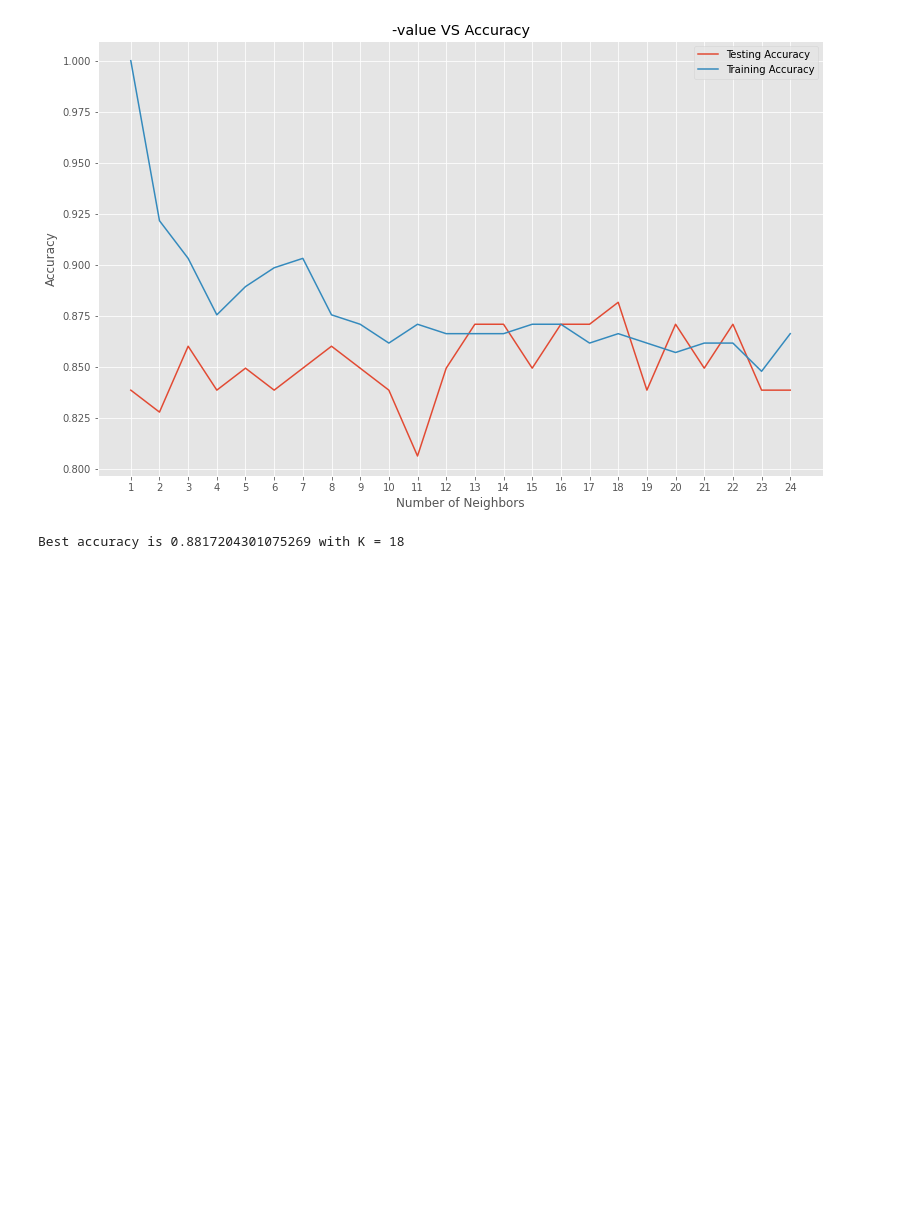
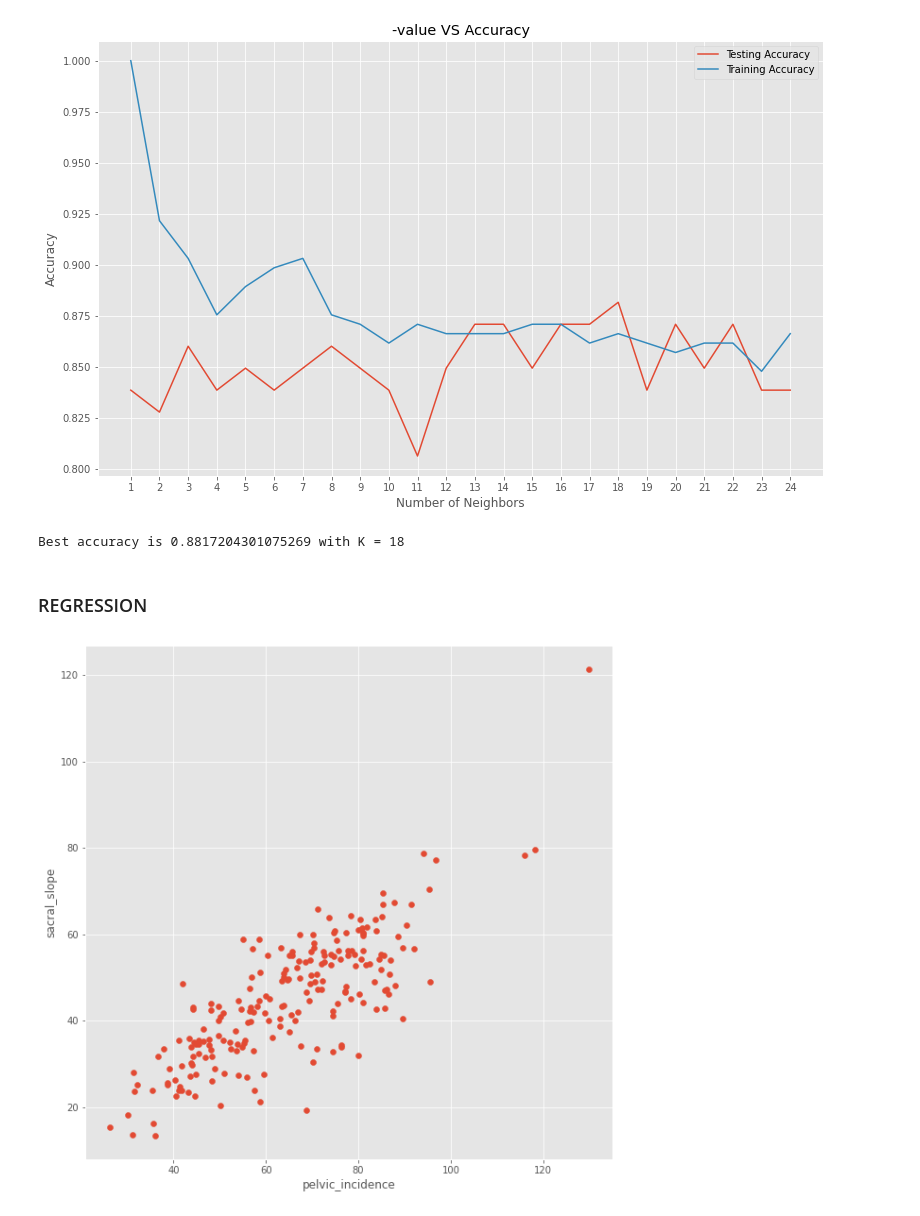
Before and after one commit to Thynic/machine-learning, a Jupyter notebook: week6/1_Supervised_Learning.ipynb, the cells around one changed output. Cells and saved outputs as stored; diff of their text form; code cells hidden in the pictures; blank space fills up the shorter version.

Commit message:
adding regression

```diff
--- a/week6/1_Supervised_K_Nearest.ipynb
+++ b/week6/1_Supervised_Learning.ipynb
@@ -177,3 +177,20 @@ print("Best accuracy is {} with K = {}".format(np.max(test_accuracy), 1+test_acc
 # %% [output]
 [figure]
 Best accuracy is 0.8817204301075269 with K = 18
+# %% [markdown]
+### REGRESSION
+# %%
+# create data1 that includes pelvic_incidence that is feature and sacral_slope that is target variable
+data1 = data[data['class'] =='Abnormal']
+
+x = np.array(data1.loc[:,'pelvic_incidence']).reshape(-1,1)
+y = np.array(data1.loc[:,'sacral_slope']).reshape(-1,1)
+
+# Scatter
+plt.figure(figsize=[10,10])
+plt.scatter(x=x,y=y)
+plt.xlabel('pelvic_incidence')
+plt.ylabel('sacral_slope')
+plt.show()
+# %% [output]
+[figure, added]
```
Also changed, not shown: parts of 16 cells of this notebook.
